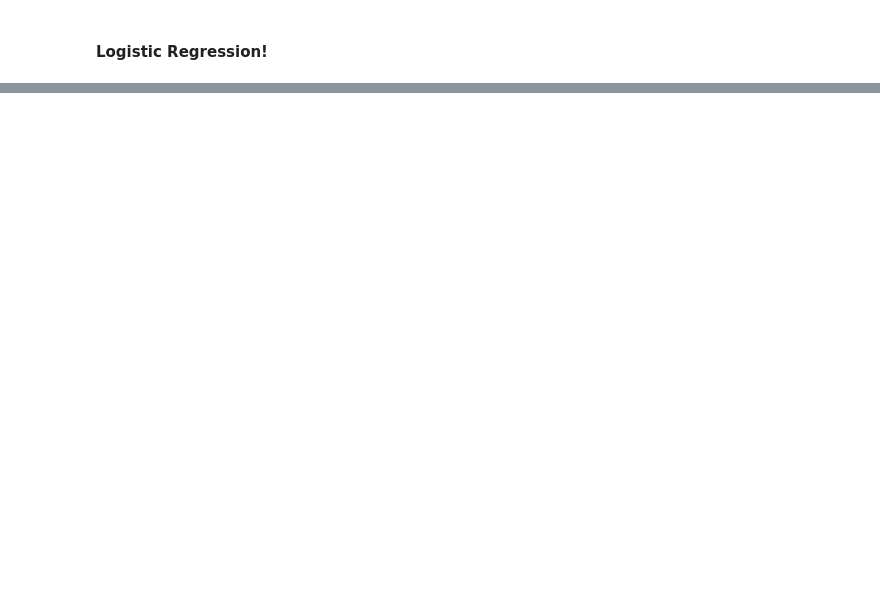
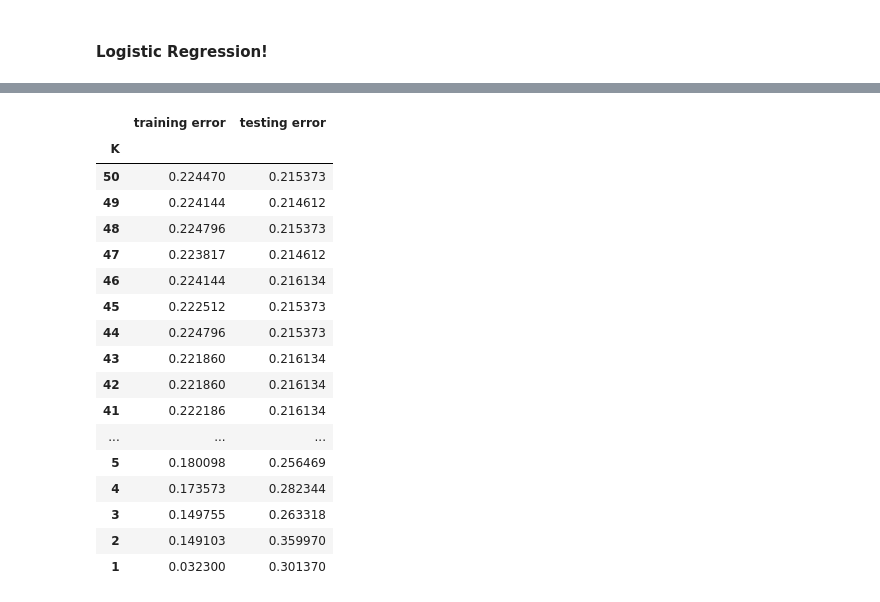
Before and after one commit to mollyrubin/side_project, a Jupyter notebook: cat adoption project 1.ipynb, the cells around one changed output, grey strips where cells are left out. Cells and saved outputs as stored; diff of their text form; code cells hidden in the pictures; blank space fills up the shorter version.

Commit message:
bad logreg, bad knn

```diff
--- a/cat adoption project 1.ipynb
+++ b/cat adoption project 1.ipynb
@@ -596,0 +612,7 @@ plt.show()
+# %%
+#reassigning X and y so all variables included again... if it turns out bad, only use ones from logreg maybe
+
+X = train_final.drop('Adopted', axis=1)
+y = train_final.Adopted
+
+X_train, X_test, y_train, y_test = train_test_split(X,y,test_size=.3, random_state=24)
@@ -596,0 +665,25 @@ plt.show()
+# %%
+# Create a DataFrame of K, training error, and testing error.
+column_dict = {'K': k_range, 'training error':training_error, 'testing error':testing_error}
+traintest = pd.DataFrame(column_dict).set_index('K').sort_index(ascending=False)
+
+traintest
+# %% [output]
+|  | training error | testing error |
+| K |  |  |
+| 50 | 0.224470 | 0.215373 |
+| 49 | 0.224144 | 0.214612 |
+| 48 | 0.224796 | 0.215373 |
+| 47 | 0.223817 | 0.214612 |
+| 46 | 0.224144 | 0.216134 |
+| 45 | 0.222512 | 0.215373 |
+| 44 | 0.224796 | 0.215373 |
+| 43 | 0.221860 | 0.216134 |
+| 42 | 0.221860 | 0.216134 |
+| 41 | 0.222186 | 0.216134 |
+| ... | ... | ... |
+| 5 | 0.180098 | 0.256469 |
+| 4 | 0.173573 | 0.282344 |
+| 3 | 0.149755 | 0.263318 |
+| 2 | 0.149103 | 0.359970 |
+| 1 | 0.032300 | 0.301370 |
```
Also changed, not shown: parts of 27 cells of this notebook.
